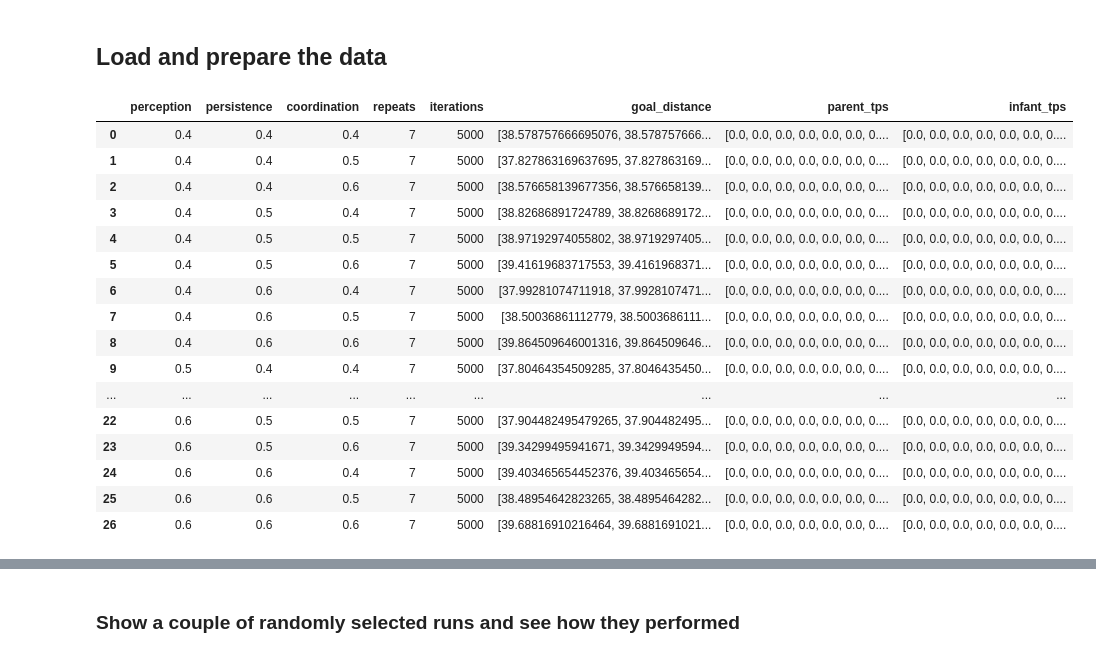
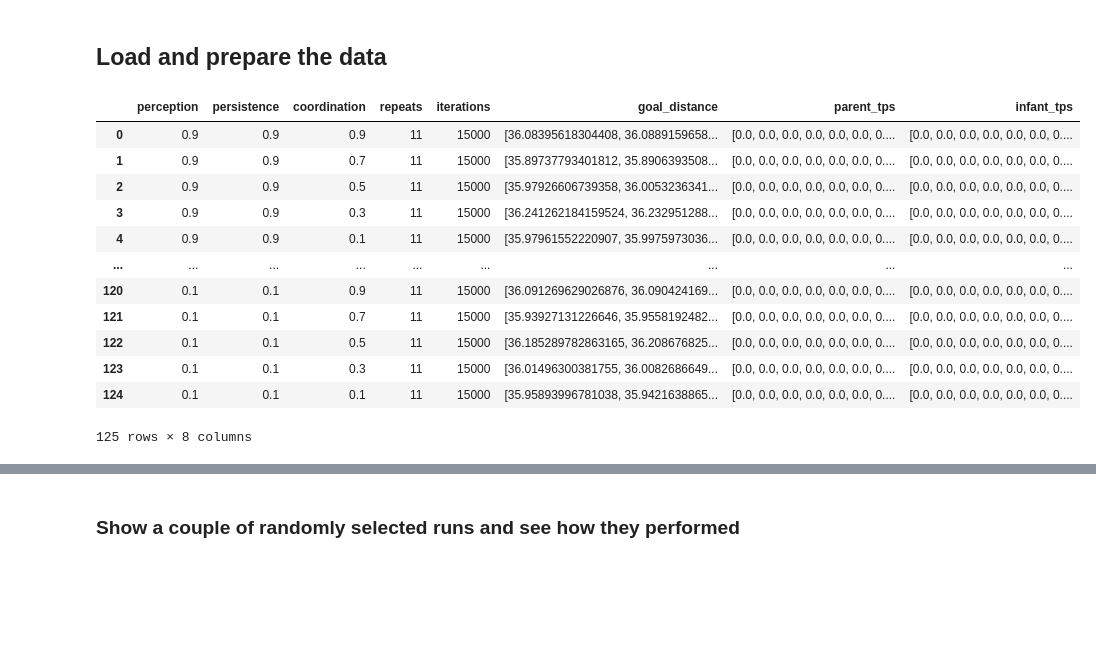
Before and after one commit to roznawsk/infant-abm, a Jupyter notebook: comparative.ipynb, the cells around one changed output, grey strips where cells are left out. Saved outputs shown, nothing was run; the diff lists cells and outputs as text; code cells hidden in the pictures; blank space fills up the shorter version.

```diff
--- a/comparative.ipynb
+++ b/comparative.ipynb
@@ -23,36 +23,32 @@ pylab.rcParams.update(params)
 # %%
 # df_nan = pd.read_hdf('results/run_grid_5_nan.hdf')
 # df_notnan = pd.read_hdf('results/run_grid_5_notnan.hdf')
 # df = pd.concat([df_nan, df_notnan])
 
 import os
 
-base = "results/comparative2"
+base = "results/final_final_2"
 dataframes = [
     (file.split(".")[0], pd.read_hdf(os.path.join(base, file))) for file in os.listdir(base)
     ]
 
 # df = pd.read_hdf("results/run_no_eye_contact.hdf")
 # df = df.rename(columns={"persistance": "persistence"})
 
 # df = pd.read_hdf("results/test_empty.hdf")
 _name, df = dataframes[0]
 df
 # %% [output]
 |  | perception | persistence | coordination | repeats | iterations | goal_distance | parent_tps | infant_tps |
-| 0 | 0.4 | 0.4 | 0.4 | 7 | 5000 | [38.578757666695076, 38.578757666... | [0.0, 0.0, 0.0, 0.0, 0.0, 0.0, 0.... | [0.0, 0.0, 0.0, 0.0, 0.0, 0.0, 0.... |
-| 1 | 0.4 | 0.4 | 0.5 | 7 | 5000 | [37.827863169637695, 37.827863169... | [0.0, 0.0, 0.0, 0.0, 0.0, 0.0, 0.... | [0.0, 0.0, 0.0, 0.0, 0.0, 0.0, 0.... |
-| 2 | 0.4 | 0.4 | 0.6 | 7 | 5000 | [38.576658139677356, 38.576658139... | [0.0, 0.0, 0.0, 0.0, 0.0, 0.0, 0.... | [0.0, 0.0, 0.0, 0.0, 0.0, 0.0, 0.... |
-| 3 | 0.4 | 0.5 | 0.4 | 7 | 5000 | [38.82686891724789, 38.8268689172... | [0.0, 0.0, 0.0, 0.0, 0.0, 0.0, 0.... | [0.0, 0.0, 0.0, 0.0, 0.0, 0.0, 0.... |
-| 4 | 0.4 | 0.5 | 0.5 | 7 | 5000 | [38.97192974055802, 38.9719297405... | [0.0, 0.0, 0.0, 0.0, 0.0, 0.0, 0.... | [0.0, 0.0, 0.0, 0.0, 0.0, 0.0, 0.... |
-| 5 | 0.4 | 0.5 | 0.6 | 7 | 5000 | [39.41619683717553, 39.4161968371... | [0.0, 0.0, 0.0, 0.0, 0.0, 0.0, 0.... | [0.0, 0.0, 0.0, 0.0, 0.0, 0.0, 0.... |
-| 6 | 0.4 | 0.6 | 0.4 | 7 | 5000 | [37.99281074711918, 37.9928107471... | [0.0, 0.0, 0.0, 0.0, 0.0, 0.0, 0.... | [0.0, 0.0, 0.0, 0.0, 0.0, 0.0, 0.... |
-| 7 | 0.4 | 0.6 | 0.5 | 7 | 5000 | [38.50036861112779, 38.5003686111... | [0.0, 0.0, 0.0, 0.0, 0.0, 0.0, 0.... | [0.0, 0.0, 0.0, 0.0, 0.0, 0.0, 0.... |
-| 8 | 0.4 | 0.6 | 0.6 | 7 | 5000 | [39.864509646001316, 39.864509646... | [0.0, 0.0, 0.0, 0.0, 0.0, 0.0, 0.... | [0.0, 0.0, 0.0, 0.0, 0.0, 0.0, 0.... |
-| 9 | 0.5 | 0.4 | 0.4 | 7 | 5000 | [37.80464354509285, 37.8046435450... | [0.0, 0.0, 0.0, 0.0, 0.0, 0.0, 0.... | [0.0, 0.0, 0.0, 0.0, 0.0, 0.0, 0.... |
+| 0 | 0.9 | 0.9 | 0.9 | 11 | 15000 | [36.08395618304408, 36.0889159658... | [0.0, 0.0, 0.0, 0.0, 0.0, 0.0, 0.... | [0.0, 0.0, 0.0, 0.0, 0.0, 0.0, 0.... |
+| 1 | 0.9 | 0.9 | 0.7 | 11 | 15000 | [35.89737793401812, 35.8906393508... | [0.0, 0.0, 0.0, 0.0, 0.0, 0.0, 0.... | [0.0, 0.0, 0.0, 0.0, 0.0, 0.0, 0.... |
+| 2 | 0.9 | 0.9 | 0.5 | 11 | 15000 | [35.97926606739358, 36.0053236341... | [0.0, 0.0, 0.0, 0.0, 0.0, 0.0, 0.... | [0.0, 0.0, 0.0, 0.0, 0.0, 0.0, 0.... |
+| 3 | 0.9 | 0.9 | 0.3 | 11 | 15000 | [36.241262184159524, 36.232951288... | [0.0, 0.0, 0.0, 0.0, 0.0, 0.0, 0.... | [0.0, 0.0, 0.0, 0.0, 0.0, 0.0, 0.... |
+| 4 | 0.9 | 0.9 | 0.1 | 11 | 15000 | [35.97961552220907, 35.9975973036... | [0.0, 0.0, 0.0, 0.0, 0.0, 0.0, 0.... | [0.0, 0.0, 0.0, 0.0, 0.0, 0.0, 0.... |
 | ... | ... | ... | ... | ... | ... | ... | ... | ... |
-| 22 | 0.6 | 0.5 | 0.5 | 7 | 5000 | [37.904482495479265, 37.904482495... | [0.0, 0.0, 0.0, 0.0, 0.0, 0.0, 0.... | [0.0, 0.0, 0.0, 0.0, 0.0, 0.0, 0.... |
-| 23 | 0.6 | 0.5 | 0.6 | 7 | 5000 | [39.34299495941671, 39.3429949594... | [0.0, 0.0, 0.0, 0.0, 0.0, 0.0, 0.... | [0.0, 0.0, 0.0, 0.0, 0.0, 0.0, 0.... |
-| 24 | 0.6 | 0.6 | 0.4 | 7 | 5000 | [39.403465654452376, 39.403465654... | [0.0, 0.0, 0.0, 0.0, 0.0, 0.0, 0.... | [0.0, 0.0, 0.0, 0.0, 0.0, 0.0, 0.... |
-| 25 | 0.6 | 0.6 | 0.5 | 7 | 5000 | [38.48954642823265, 38.4895464282... | [0.0, 0.0, 0.0, 0.0, 0.0, 0.0, 0.... | [0.0, 0.0, 0.0, 0.0, 0.0, 0.0, 0.... |
-| 26 | 0.6 | 0.6 | 0.6 | 7 | 5000 | [39.68816910216464, 39.6881691021... | [0.0, 0.0, 0.0, 0.0, 0.0, 0.0, 0.... | [0.0, 0.0, 0.0, 0.0, 0.0, 0.0, 0.... |
+| 120 | 0.1 | 0.1 | 0.9 | 11 | 15000 | [36.091269629026876, 36.090424169... | [0.0, 0.0, 0.0, 0.0, 0.0, 0.0, 0.... | [0.0, 0.0, 0.0, 0.0, 0.0, 0.0, 0.... |
+| 121 | 0.1 | 0.1 | 0.7 | 11 | 15000 | [35.93927131226646, 35.9558192482... | [0.0, 0.0, 0.0, 0.0, 0.0, 0.0, 0.... | [0.0, 0.0, 0.0, 0.0, 0.0, 0.0, 0.... |
+| 122 | 0.1 | 0.1 | 0.5 | 11 | 15000 | [36.185289782863165, 36.208676825... | [0.0, 0.0, 0.0, 0.0, 0.0, 0.0, 0.... | [0.0, 0.0, 0.0, 0.0, 0.0, 0.0, 0.... |
+| 123 | 0.1 | 0.1 | 0.3 | 11 | 15000 | [36.01496300381755, 36.0082686649... | [0.0, 0.0, 0.0, 0.0, 0.0, 0.0, 0.... | [0.0, 0.0, 0.0, 0.0, 0.0, 0.0, 0.... |
+| 124 | 0.1 | 0.1 | 0.1 | 11 | 15000 | [35.95893996781038, 35.9421638865... | [0.0, 0.0, 0.0, 0.0, 0.0, 0.0, 0.... | [0.0, 0.0, 0.0, 0.0, 0.0, 0.0, 0.... |
+125 rows × 8 columns
```
Also changed, not shown: parts of 5 cells of this notebook.
